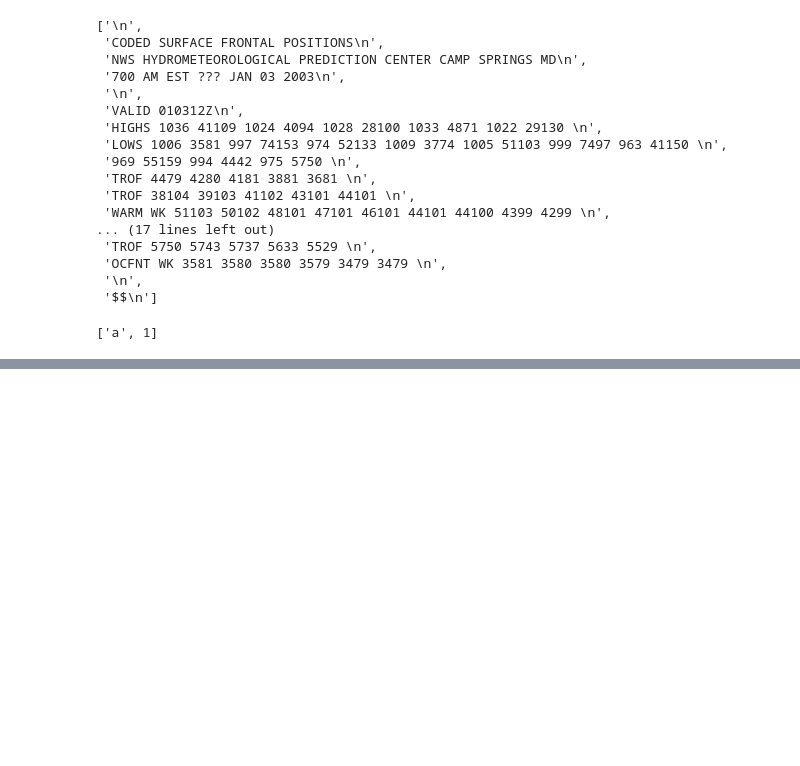
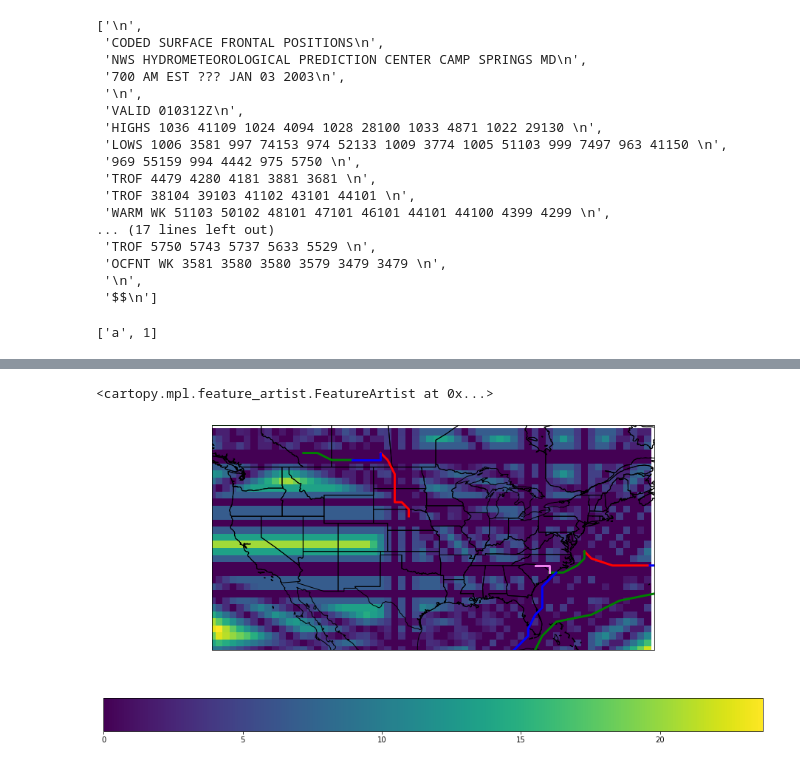
Before and after one commit to lswenson/PEX_feature_metrics, a Jupyter notebook: HowToRead-WPC_CODSUS.ipynb, the cells around one changed output, grey strips where cells are left out. Drawn from its saved outputs; the diff is of its cells as text; code cells hidden in the pictures; blank space fills up the shorter version.

```diff
--- a/HowToRead-WPC_CODSUS.ipynb
+++ b/HowToRead-WPC_CODSUS.ipynb
@@ -132,0 +183,37 @@ array([563817.51829507, 555974.63322279, 555974.63322279, 563817.51829507,
+# %%
+def GCD_Point2Front_AtTime_mkII(clon,clat,frts):
+    mindist = []
+    for frt in frts:
+        lons,lats,_ = ExtractPlotData(frt)
+        npxs = []
+        npys = []
+        for seg in range(len(lons)-1):
+            near_point = p4([lons[seg],lats[seg]],[lons[seg+1],lats[seg+1]],[clon,clat])
+            npys.append(near_point[0])
+            npxs.append(near_point[1])
+        gcds = GCD_m2deg(great_circle_list(clon,clat,np.array(npys),np.array(npxs)))
+        mindist.append(np.min(gcds))
+
+    return min(mindist)
+# %%
+llats = np.arange(23,55)
+llons = np.arange(-127,-64)
+dtf_mkII = np.zeros((len(llats),len(llons)))
+for y in range(len(llats)):
+    for x in range(len(llons)):
+        dtf_mkII[y,x] = GCD_Point2Front_AtTime_mkII(llons[x],llats[y],FRONT_coords)
+# %%
+proj = ccrs.PlateCarree()
+MyFigure = plt.figure(figsize = (16,8))
+ax = MyFigure.add_subplot(1,1,1,projection=proj)
+ax.set_extent([-127, -64, 23, 55], crs=proj)
+for frt in FRONT_coords:
+    [lons,lats,typ] = ExtractPlotData(frt)
+    ax.plot(lons,lats,color = typ,linewidth=3)
+ax.pcolormesh(llons,llats,dtf_mkII)
+plt.colorbar(c,orientation='horizontal')
+ax.add_feature(cfeature.COASTLINE.with_scale('50m'))
+ax.add_feature(cfeature.STATES.with_scale('50m'))
+# %% [output]
+<cartopy.mpl.feature_artist.FeatureArtist at 0x...>
+[figure, added]
```
Also changed, not shown: parts of 8 cells of this notebook.
